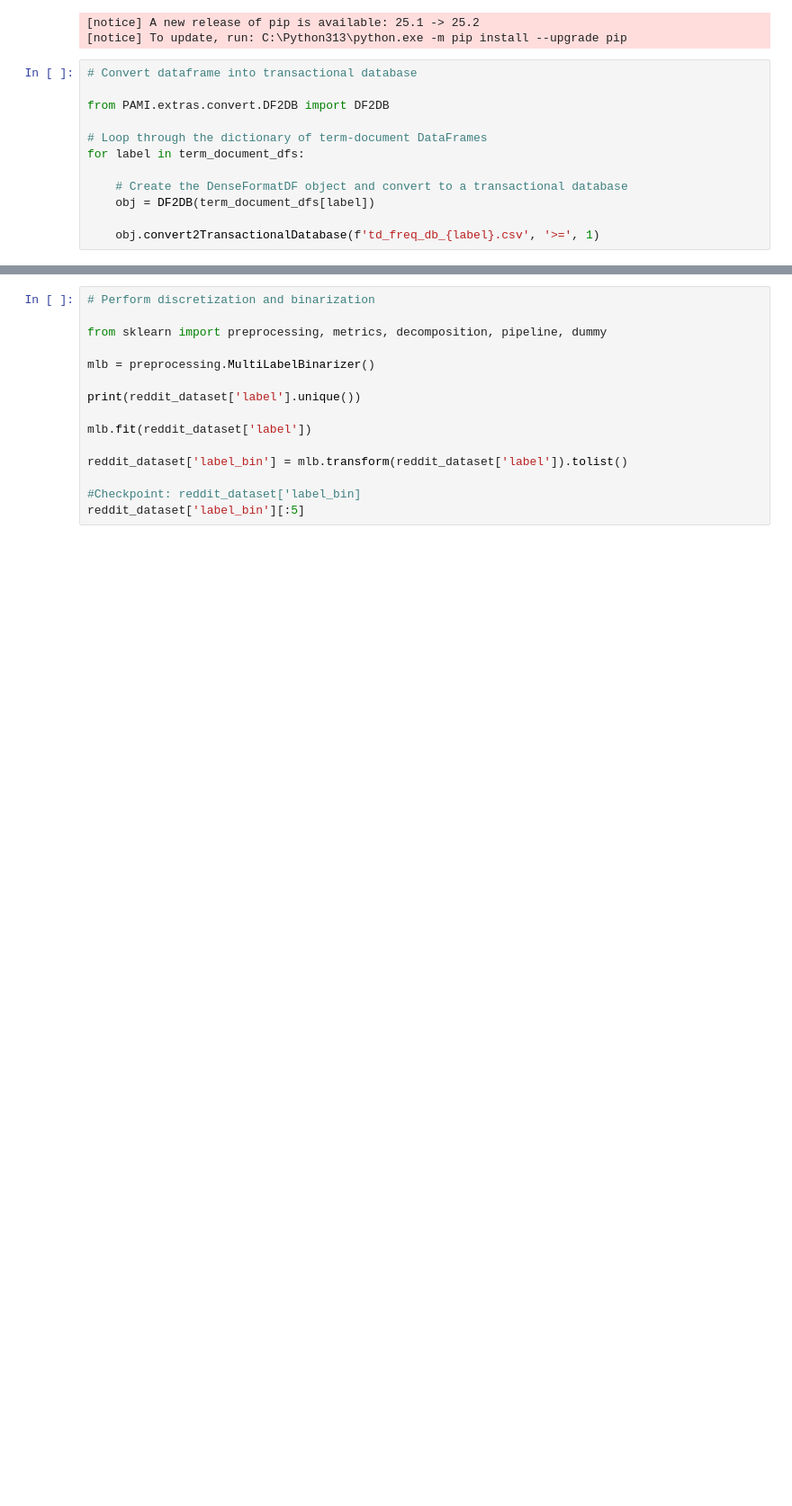
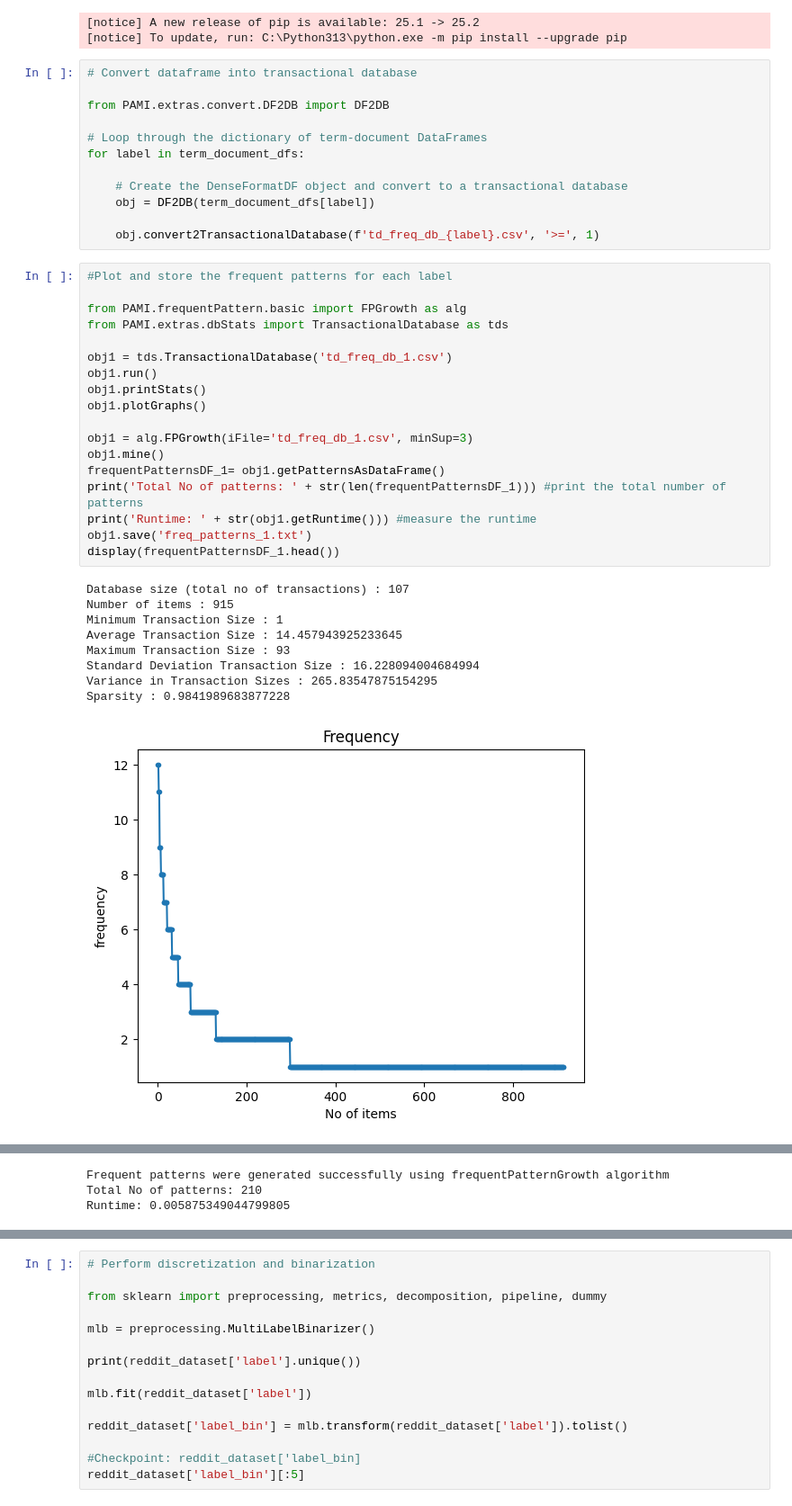
Before and after one commit to leo66ho/DM2025-Lab1-Exercise, a Jupyter notebook: DM2025-Lab1-Homework.ipynb, the cells around one changed output, grey strips where cells are left out. Shown at 90% size. Cells and saved outputs as stored; diff of their text form; blank space fills up the shorter version.

```diff
--- a/DM2025-Lab1-Homework.ipynb
+++ b/DM2025-Lab1-Homework.ipynb
@@ -412,3 +482,31 @@ for label in term_document_dfs:
     obj = DF2DB(term_document_dfs[label])
 
     obj.convert2TransactionalDatabase(f'td_freq_db_{label}.csv', '>=', 1)
+# %%
+#Plot and store the frequent patterns for each label
+
+from PAMI.frequentPattern.basic import FPGrowth as alg
+from PAMI.extras.dbStats import TransactionalDatabase as tds
+
+obj1 = tds.TransactionalDatabase('td_freq_db_1.csv')
+obj1.run()
+obj1.printStats()
+obj1.plotGraphs()
+
+obj1 = alg.FPGrowth(iFile='td_freq_db_1.csv', minSup=3)
+obj1.mine()
+frequentPatternsDF_1= obj1.getPatternsAsDataFrame()
+print('Total No of patterns: ' + str(len(frequentPatternsDF_1))) #print the total number of patterns
+print('Runtime: ' + str(obj1.getRuntime())) #measure the runtime
+obj1.save('freq_patterns_1.txt')
+display(frequentPatternsDF_1.head())
+# %% [output]
+Database size (total no of transactions) : 107
+Number of items : 915
+Minimum Transaction Size : 1
+Average Transaction Size : 14.457943925233645
+Maximum Transaction Size : 93
+Standard Deviation Transaction Size : 16.228094004684994
+Variance in Transaction Sizes : 265.83547875154295
+Sparsity : 0.9841989683877228
+[figure, added]
@@ -414,0 +514,3 @@ for label in term_document_dfs:
+Frequent patterns were generated successfully using frequentPatternGrowth algorithm
+Total No of patterns: 210
+Runtime: 0.005875349044799805
```
Also changed, not shown: parts of 44 cells of this notebook.
